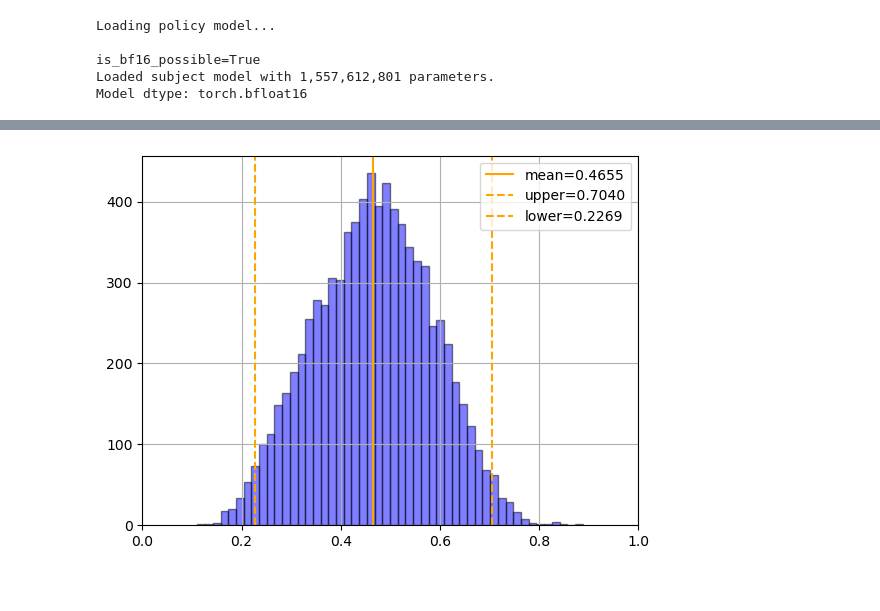
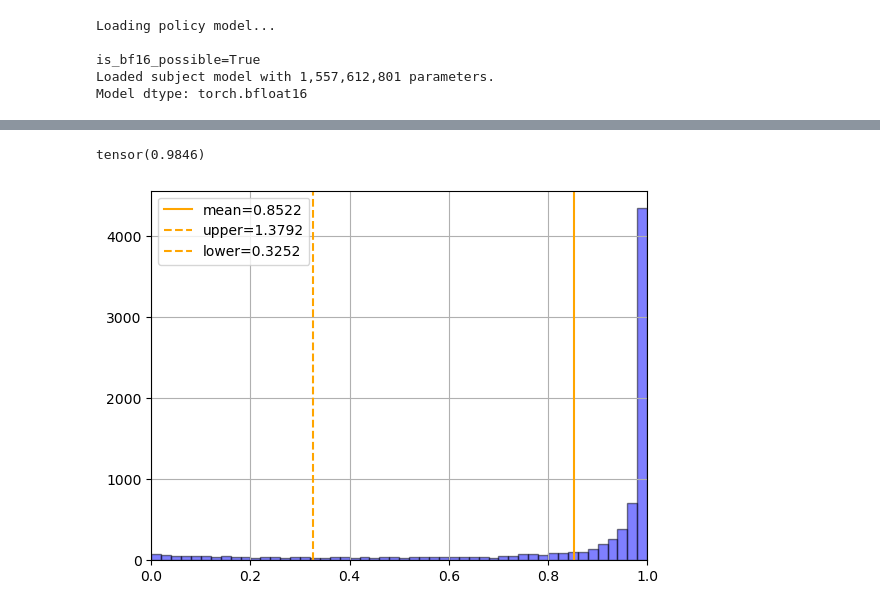
Before and after one commit to AugustasMacijauskas/mlmi-thesis, a Jupyter notebook: src/mvp_0/sandbox/get_rewards_baseline.ipynb, the cells around one changed output, grey strips where cells are left out. Cells and saved outputs as stored; diff of their text form; code cells hidden in the pictures.

```diff
--- a/src/mvp_0/sandbox/get_rewards_baseline.ipynb
+++ b/src/mvp_0/sandbox/get_rewards_baseline.ipynb
@@ -56,5 +53,7 @@ tokenizer_name = "gpt2-xl"
 
 # dataset_name = "AugustasM/burns-datasets-VINC-ppo-training-v4"
 # reward_model_output_path = "/fsx/home-augustas/logs/unifiedqa-v2-t5-3b-1363200_custom_data_v4_all_20230629_120158_21789"
+
 dataset_name = "AugustasM/burns-datasets-VINC-imdb-ppo-training-v2"
-reward_model_output_path = "/fsx/home-augustas/logs/unifiedqa-v2-t5-3b-1363200_custom_data_imdb_v2_first_20230707_170052_28991"
+# reward_model_output_path = "/fsx/home-augustas/logs/unifiedqa-v2-t5-3b-1363200_custom_data_imdb_v2_first_20230707_170052_28991"
+reward_model_output_path = "/fsx/home-augustas/logs/UQA-3b-custom_data_imdb_v2_final_20230717_200713_36998"
@@ -107,6 +123,7 @@ rm_batch_size = 64
 # Get the reward model
 reward_model, reward_model_name = get_reward_model(
     reward_model_output_path, device,
+    supervised=True,
 )
 reward_model_tokenizer = get_tokenizer(reward_model_name)
 
@@ -172,5 +190,8 @@ rewards.min(), rewards.max()
 # %%
-def plot_histogram(rewards, bins=100, color="blue", secondary_color="red", alpha=1):
+def plot_histogram(rewards, bins=100, color="blue", secondary_color="red", alpha=1, xlim=None):
+    if xlim is None:
+        xlim = [0, 1]
+
     mean = rewards.mean()
     std = rewards.std()
 
@@ -183,7 +204,7 @@ def plot_histogram(rewards, bins=100, color="blue", secondary_color="red", alpha
     plt.axvline(mean - 2 * std, color=secondary_color, linestyle="--", label=f"lower={mean - 2 * std:.4f}");
 
     # Set xlim to 0-1
-    plt.xlim(0, 1)
+    plt.xlim(xlim)
 
     # Legend
     plt.legend()
@@ -292,8 +326,10 @@ plt.grid()
 # %%
-# tmp_rewards = torch.load("outputs/ppo_rewards_imdb.pt")
-# bins = 50
-# plot_histogram(tmp_rewards, bins=bins, color="blue", secondary_color="orange", alpha=0.5)
-# # Grid
-# plt.grid()
+tmp_rewards = torch.load("outputs/ppo_rewards_imdb_supervised_len_1.pt")
+print(tmp_rewards.median())
+bins = 50
+plot_histogram(tmp_rewards, bins=bins, color="blue", secondary_color="orange", alpha=0.5)
+# Grid
+plt.grid()
 # %% [output]
+tensor(0.9846)
-[figure, old version]
+[figure, new version]
```
Also changed, not shown: parts of 20 cells of this notebook, 13 other files.
